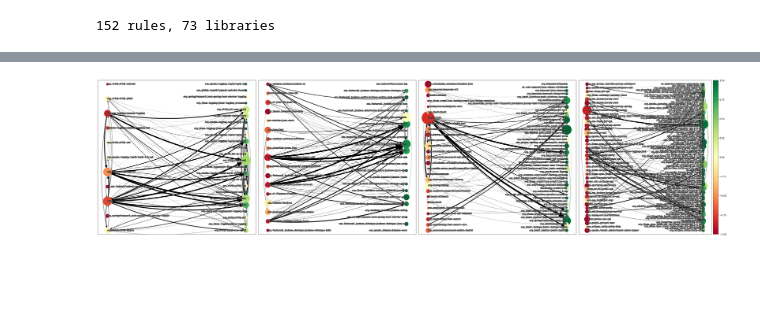
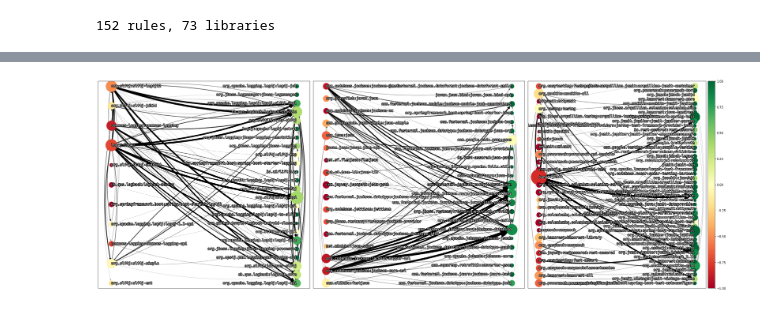
Before and after one commit to hehao98/LibraryMigration, a Jupyter notebook: plot_migrations.ipynb, the cells around one changed output, grey strips where cells are left out. Saved outputs shown, nothing was run; the diff lists cells and outputs as text; code cells hidden in the pictures; blank space fills up the shorter version.

```diff
--- a/plot_migrations.ipynb
+++ b/plot_migrations.ipynb
@@ -47,11 +47,13 @@ print(f"{len(projects)} projects, {len(dep_changes)} dep changes")
 # %%
 cls2 = pd.read_excel("data/cls2.xlsx")
 lib2category = dict(zip(cls2.package, cls2.adjusted_category))
-lib2popularity = dict(zip(libraries.name, libraries.dependentRepositoriesCount))
+lib2popularity = dict(zip(libraries.name, libraries.addedProjects))
 # %%
 rules["fromLibCategory"] = rules.fromLib.map(lambda x: lib2category[x]).fillna("Other")
 rules["toLibCategory"] = rules.toLib.map(lambda x: lib2category[x]).fillna("Other")
 rules["numRepositories"] = [len(set(migrations[(migrations.fromLib == from_lib) & (migrations.toLib == to_lib)].repoName))
                             for from_lib, to_lib in zip(rules.fromLib, rules.toLib)]
+rules["repos"] =  [set(migrations[(migrations.fromLib == from_lib) & (migrations.toLib == to_lib)].repoName)
+                            for from_lib, to_lib in zip(rules.fromLib, rules.toLib)]
 rules.head()
 # %% [output]
@@ -81,7 +108,7 @@ rules[rules.fromLibCategory != rules.toLibCategory]
 catdis = Counter(rules[rules.fromLibCategory == rules.toLibCategory].fromLibCategory)
 print(len(catdis), len([x for x in catdis if catdis[x] >= 10]))
 for key in list(catdis.keys()):
-    if key != "other" and catdis[key] < 13:
+    if key != "other" and catdis[key] < 10:
         catdis["Other"] += catdis[key]
         del catdis[key]
 print(catdis)
@@ -93,7 +120,7 @@ patches, texts = ax.pie([x[1] for x in data], labels=labels[0:10] + [""] * (len(
 ax.axis('equal')  # Equal aspect ratio ensures that pie is drawn as a circle.
 
 kw = dict(arrowprops=dict(arrowstyle="-"), zorder=0, va="center")
-for i in range(-5, 0):
+for i in range(-7, 0):
     p = patches[i]
     ang = (p.theta2 - p.theta1) / 2.0 + p.theta1
     y = np.sin(np.deg2rad(ang))
@@ -101,7 +128,7 @@ for i in range(-5, 0):
     horizontalalignment = {-1: "right", 1: "left"}[int(np.sign(x))]
     connectionstyle = f"angle,angleA=0,angleB={ang}"
     kw["arrowprops"].update({"connectionstyle": connectionstyle})
-    ax.annotate(labels[i], xy=(x, y), xytext=(1*np.sign(x), (1.7 + 0.1 * i) *y),
+    ax.annotate(labels[i], xy=(x, y), xytext=(1*np.sign(x), (1.7 + 0.08 * i) *y),
                 horizontalalignment=horizontalalignment, **kw)
 fig.savefig("plots/migcat.pdf", bbox_inches="tight")
 # %% [output]
@@ -200,5 +241,5 @@ Test:    20.55% (15), 13.70% (10), 8.22% (6), 6.85% (5), 50.68% (37)
 # %%
-def visualize_migration_graph(migration_graph, ax):
+def visualize_migration_graph(migration_graph, ax, widthfactor=3):
     nodes = migration_graph.nodes()
     edges = migration_graph.edges()
 
@@ -209,6 +250,25 @@ def visualize_migration_graph(migration_graph, ax):
         if ind < outd:
             nodes_left.append(node)
     pos = nx.bipartite_layout(migration_graph, nodes=nodes_left, aspect_ratio=0.5, scale=1, center=(0.0,0.0))
+    #pos = nx.shell_layout(migration_graph)
+
+    """
+    for lib in pos:
+        ind = migration_graph.in_degree(lib, "weight")
+        outd = migration_graph.out_degree(lib, "weight")
+        flow = (ind - outd) / max(1, ind + outd)
+        offset = 0
+        if abs(flow) < 0:
+            offset = flow
+        else:
+            offset = -flow
+        pos[lib][0] += flow
+        #if lib in ["org.testng:testng", "com.google.code.gson:gson"]:
+        #    pos[lib][0] += offset
+        #if abs(flow) <= 0.8 and ("logback" in lib or "slf4j" in lib):
+        #    pos[lib][0] += offset
+    """
+
 
     label_pos_left, label_pos_right = dict(), dict()
     for node in nodes:
@@ -221,45 +281,46 @@ def visualize_migration_graph(migration_graph, ax):
         weight = migration_graph.edges[edge]["weight"]
         nx.draw_networkx_edges(migration_graph, pos, edgelist=[edge], ax=ax,
                            arrows=True, connectionstyle="arc3,rad=0.1",
-                           width=0.7*np.sqrt(weight),
+                           width=widthfactor*np.sqrt(weight),
                            alpha=min(1.0,0.2*np.log2(weight)),
                            arrowsize=int(0.3*weight) + 10,
                            min_target_margin=migration_graph.nodes[edge[1]]["pop"] ** 0.25)
     for i, node in enumerate(nodes):
         ind = migration_graph.in_degree(node, "weight")
         outd = migration_graph.out_degree(node, "weight")
         nx.draw_networkx_nodes(migration_graph, pos, nodelist=[node], ax=ax,
-                               node_size=5*np.sqrt(migration_graph.nodes[node]["pop"]),
+                               node_size=25*np.sqrt(migration_graph.nodes[node]["pop"]),
                                node_color=(ind - outd) / max(1, outd + ind),
                                cmap="RdYlGn",
                                vmin=-1.0,
                                vmax=1.0)
     text_items = nx.draw_networkx_labels(migration_graph, pos=label_pos_left, labels={k:k for k in label_pos_left},
-                                         ax=ax, font_size=9, font_family="monospace", font_color="white",
+                                         ax=ax, font_size=12, font_family="monospace", font_color="white",
                                          horizontalalignment="left")
     text_items.update(
         nx.draw_networkx_labels(migration_graph, pos=label_pos_right, labels={k:k for k in label_pos_right},
-                                         ax=ax, font_size=9, font_family="monospace", font_color="white",
+                                         ax=ax, font_size=12, font_family="monospace", font_color="white",
                                          horizontalalignment="right"))
     for text in text_items.values():
-        text.set_path_effects([path_effects.Stroke(linewidth=2, foreground='black'),
+        text.set_path_effects([path_effects.Stroke(linewidth=2.5, foreground='black'),
                        path_effects.Normal()])
 
     xmin, xmax = min(x[0] for x in pos.values()), max(x[0] for x in pos.values())
     ax.set_xlim(xmin - 0.07, xmax + 0.07)
     ymin, ymax = min(x[1] for x in pos.values()), max(x[1] for x in pos.values())
     ax.set_ylim(ymin - 0.05, ymax + 0.05)
-fig, axes = plt.subplots(1, 4, figsize=(40,10))
-visualize_migration_graph(logging_graph, ax=axes[0])
-visualize_migration_graph(json_graph, ax=axes[1])
-visualize_migration_graph(test_graph, ax=axes[2])
-visualize_migration_graph(web_graph, ax=axes[3])
+all_graph = get_migration_graph(rules, rename="all", popthreshold=100)
+fig, axes = plt.subplots(1, 3, figsize=(30,10))
+visualize_migration_graph(logging_graph, ax=axes[0], widthfactor=0.7)
+visualize_migration_graph(json_graph, ax=axes[1], widthfactor=0.7)
+visualize_migration_graph(test_graph, ax=axes[2],widthfactor=0.7)
+#visualize_migration_graph(web_graph, ax=axes[3])
 fig.colorbar(
         matplotlib.cm.ScalarMappable(norm=matplotlib.colors.Normalize(vmin=-1.0, vmax=1.0), cmap="RdYlGn"),
-        ax=axes[3], pad=0.01, aspect=30)
+        ax=axes[2], pad=0.01, aspect=30)
 fig.tight_layout()
 fig.savefig("plots/graph.pdf", bbox_inches="tight")
 fig.savefig("plots/graph.png", bbox_inches="tight", dpi=150)
 fig.savefig("plots/graph-dpi300.png", bbox_inches="tight", dpi=300)
 # %% [output]
-[figure, old version]
+[figure, new version]
```
Also changed, not shown: parts of 6 cells of this notebook, 3 other files.
